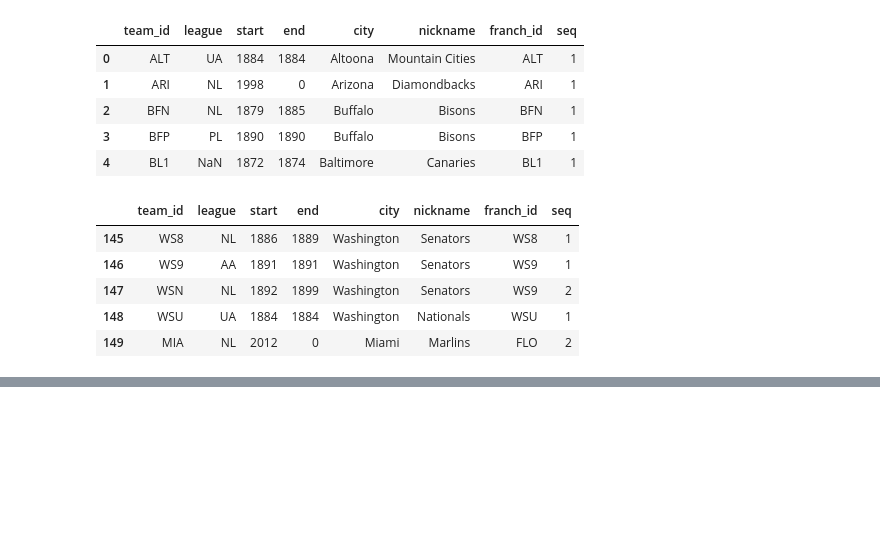
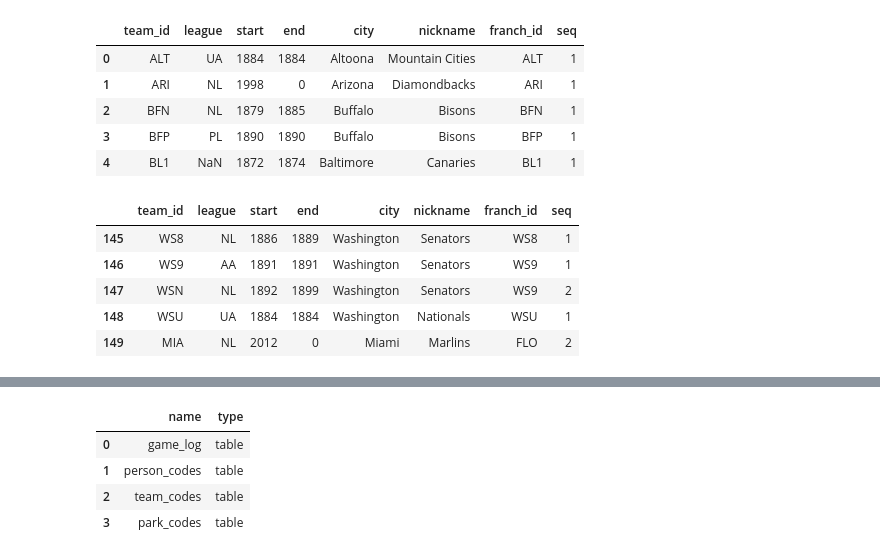
Before and after one commit to mishakmish/dataquest.io, a Jupyter notebook: Guided Project_Designing and Creating a Database/Guided Project_designing_and_creating_a_database.ipynb, the cells around one changed output, grey strips where cells are left out. Cells and saved outputs as stored; diff of their text form; code cells hidden in the pictures; blank space fills up the shorter version.

```diff
--- a/Guided Project_Designing and Creating a Database/Guided Project_designing_and_creating_a_database.ipynb
+++ b/Guided Project_Designing and Creating a Database/Guided Project_designing_and_creating_a_database.ipynb
@@ -114,0 +132,39 @@ team.tail()
+# %%
+DB = "mlb.db"
+
+def run_query(q):
+    with sqlite3.connect(DB) as conn:
+        return pd.read_sql(q,conn)
+
+def run_command(c):
+    with sqlite3.connect(DB) as conn:
+        conn.execute('PRAGMA foreign_keys = ON;')
+        conn.isolation_level = None
+        conn.execute(c)
+# %%
+tables = {
+    "game_log": game_log,
+    "person_codes": person,
+    "team_codes": team,
+    "park_codes": park
+}
+
+with sqlite3.connect(DB) as conn:
+    for name, data in tables.items():
+        conn.execute("DROP TABLE IF EXISTS {};".format(name))
+        data.to_sql(name, conn, index=False)
+# %%
+q = '''
+    SELECT
+        name,
+        type
+    FROM sqlite_master
+    WHERE type IN ("table","view");
+    '''
+run_query(q)
+# %% [output]
+|  | name | type |
+| 0 | game_log | table |
+| 1 | person_codes | table |
+| 2 | team_codes | table |
+| 3 | park_codes | table |
```
Also changed, not shown: parts of 3 cells of this notebook, 1 other file.
